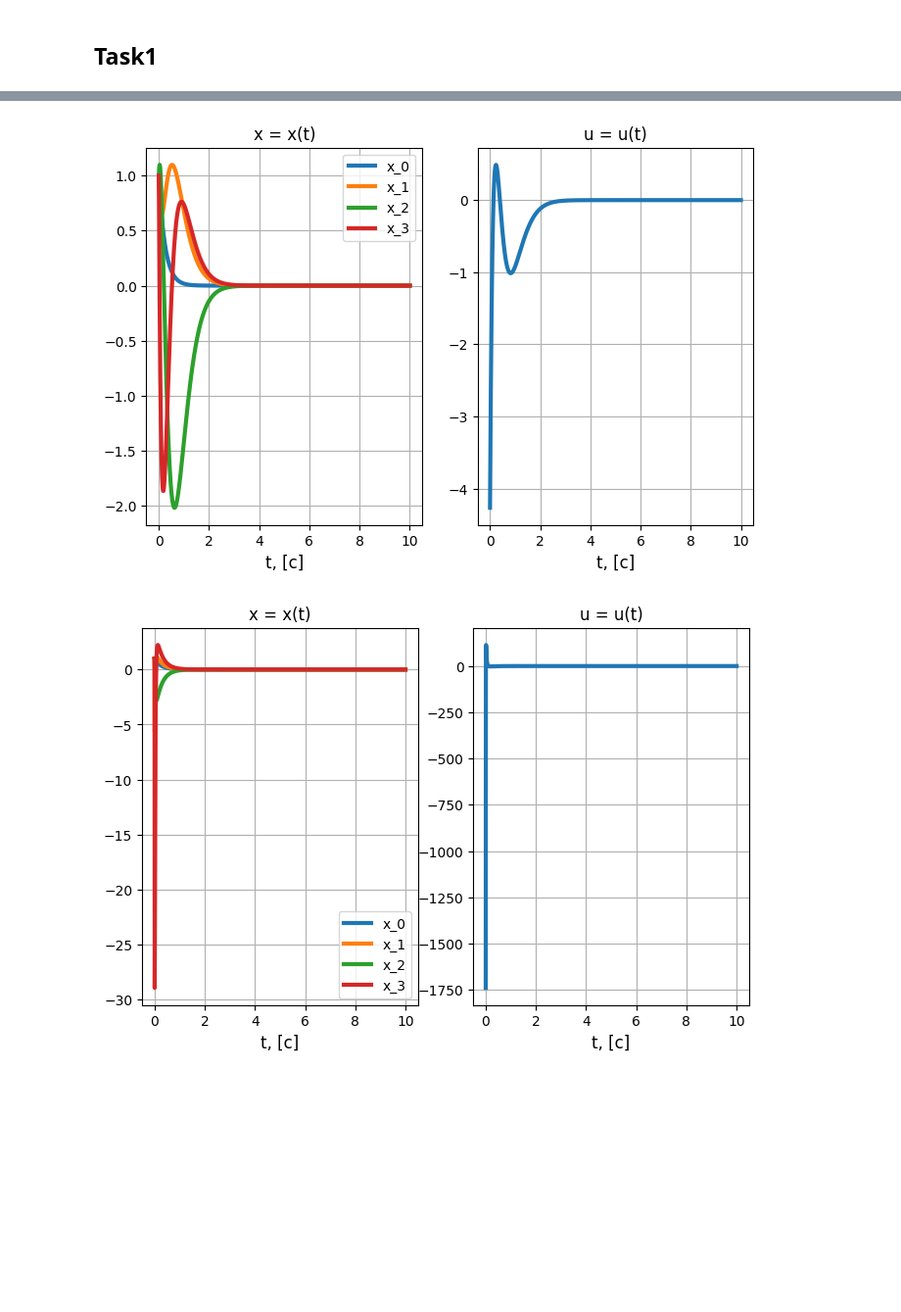
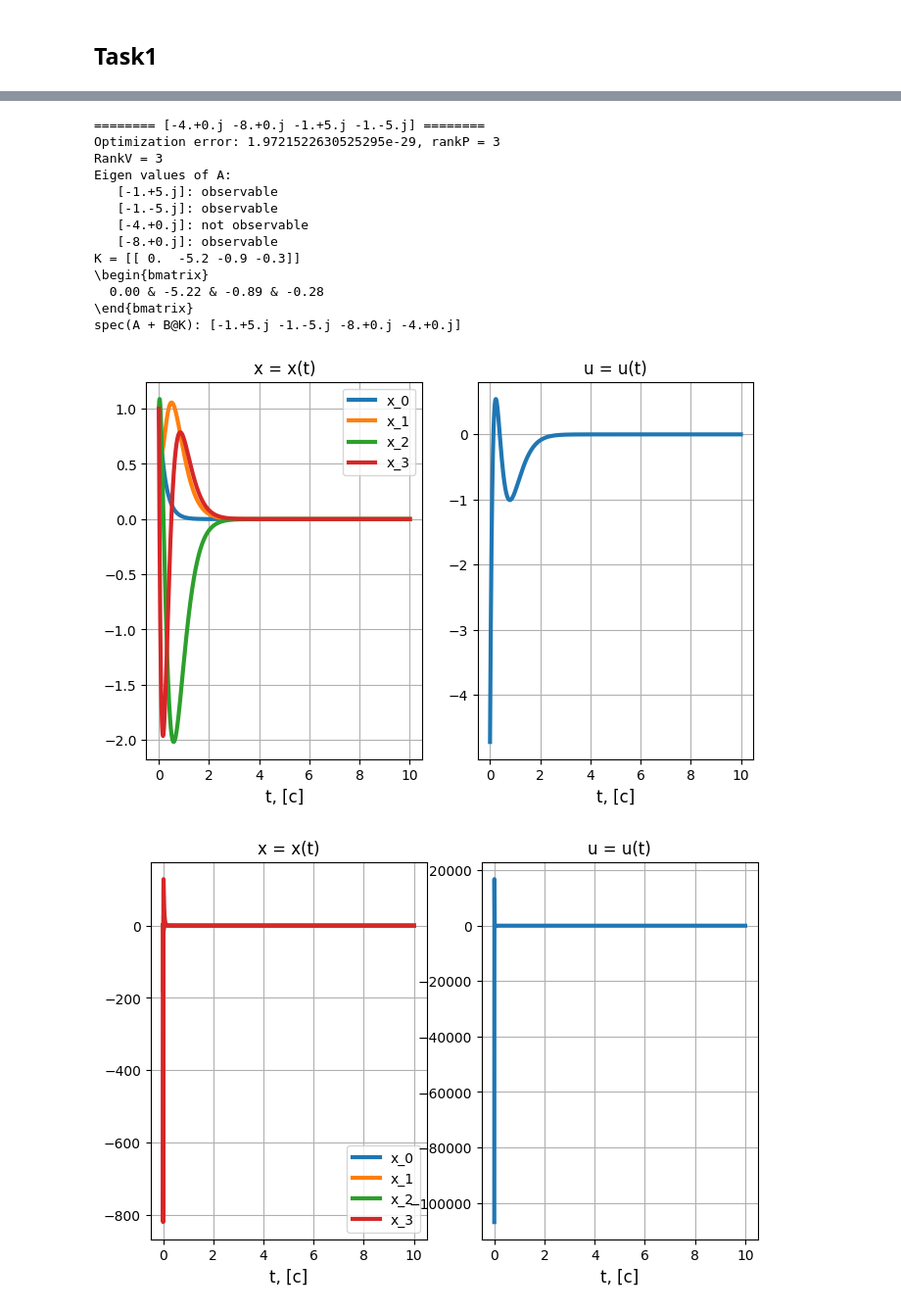
Before and after one commit to lalayants/control-theory-itmo-2023-2024, a Jupyter notebook: spring/Lab8/lab8.ipynb, the cells around one changed output, grey strips where cells are left out. Shown at 98% size. Cells and saved outputs as stored; diff of their text form; code cells hidden in the pictures; blank space fills up the shorter version.

```diff
--- a/spring/Lab8/lab8.ipynb
+++ b/spring/Lab8/lab8.ipynb
@@ -38,7 +39,10 @@ task1_A = np.array([
     [0, 0, -5, 1]
 ])
 
-task1_B = np.array([[0], [2], [0], [9]])
+task1_B = np.array([[0],
+                    [2],
+                    [0],
+                    [9]])
 
 task1_specs = np.array([
     [-4, -4, -4, -4],
@@ -48,4 +52,5 @@ task1_specs = np.array([
 ])
 
 task1_x0 = np.array([1, 1, 1, 1])
-task1_end_time = 3
+
+print(a2l.to_ltx(task1_specs, frmt = '{:2.2f}', arraytype = 'bmatrix', print_out=False))
@@ -116,21 +149,19 @@ Eigen values of A:
 # %%
 for indx, specs in enumerate(task1_specs):
-    print(f'======== {specs} ========')
-    new_g = np.diag(specs)
+    print(f'\n======== {specs} ========')
+    new_g = task1_get_G(specs)
     new_y = np.ones((task1_B.shape[1], task1_A.shape[0]))
-    for i in range(1, new_g.shape[0]):
-        if new_g[i, i] == new_g[i-1, i-1]:
-            new_g[i-1, i] = 1
-    if specs[2].imag != 0:
-        new_g[2, 2] = specs[2].real
-        new_g[3, 3] = specs[2].real
-        new_g[2, 3] = specs[2].imag
-        new_g[3, 2] = -specs[2].imag
+    new_y[0, 0] = 0
+    # print(f'G:\n{new_g}')
+    # print(f'Y:\n{new_y}')
 
-    # print(f'G:\n {new_g}')
+    K = task1_get_K(task1_A, task1_B, new_g, new_y).astype(np.float64)
+    check_observability(new_y, new_g)
+    check_observability_eigens(new_y, new_g)
 
-    K = task1_get_K(task1_A, task1_B, new_g, new_y)
-    print(K)
+    print(f'K = {K}')
+    print(a2l.to_ltx(K, frmt = '{:2.2f}', arraytype = 'bmatrix', print_out=False))
+
     ts = get_t(10)
     res = task1_simulate(task1_A, task1_B, K, task1_x0, ts)
 
@@ -163,2 +221,15 @@ Optimization error: 1.9770826437101608e-29
+======== [-4.+0.j -8.+0.j -1.+5.j -1.-5.j] ========
+Optimization error: 1.9721522630525295e-29, rankP = 3
+RankV = 3
+Eigen values of A:
+   [-1.+5.j]: observable
+   [-1.-5.j]: observable
+   [-4.+0.j]: not observable
+   [-8.+0.j]: observable
+K = [[ 0.  -5.2 -0.9 -0.3]]
+\begin{bmatrix}
+  0.00 & -5.22 & -0.89 & -0.28
+\end{bmatrix}
+spec(A + B@K): [-1.+5.j -1.-5.j -8.+0.j -4.+0.j]
-[figure, old version]
+[figure, new version]
-[figure, old version]
+[figure, new version]
```
Also changed, not shown: parts of 11 cells of this notebook, 5 other files.
